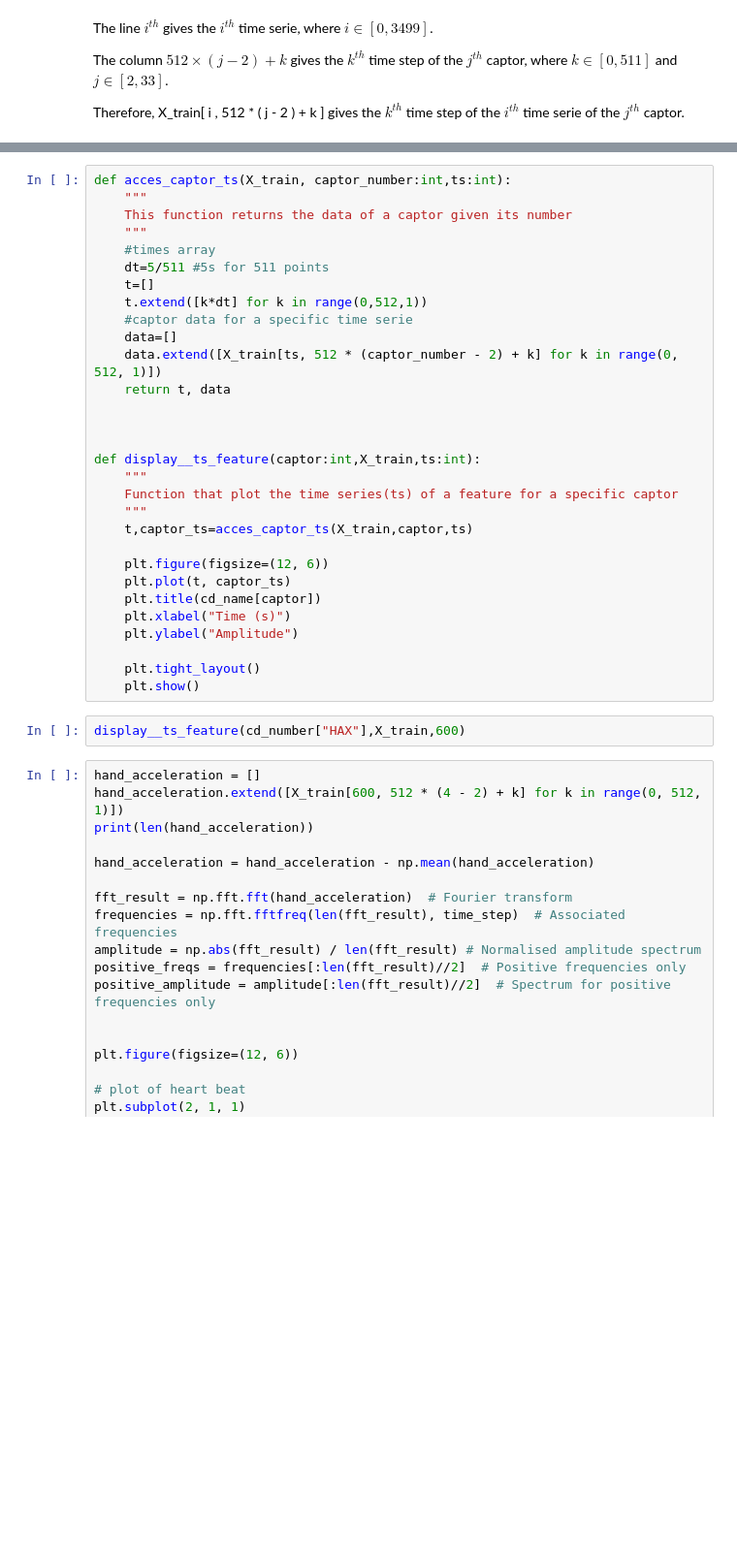
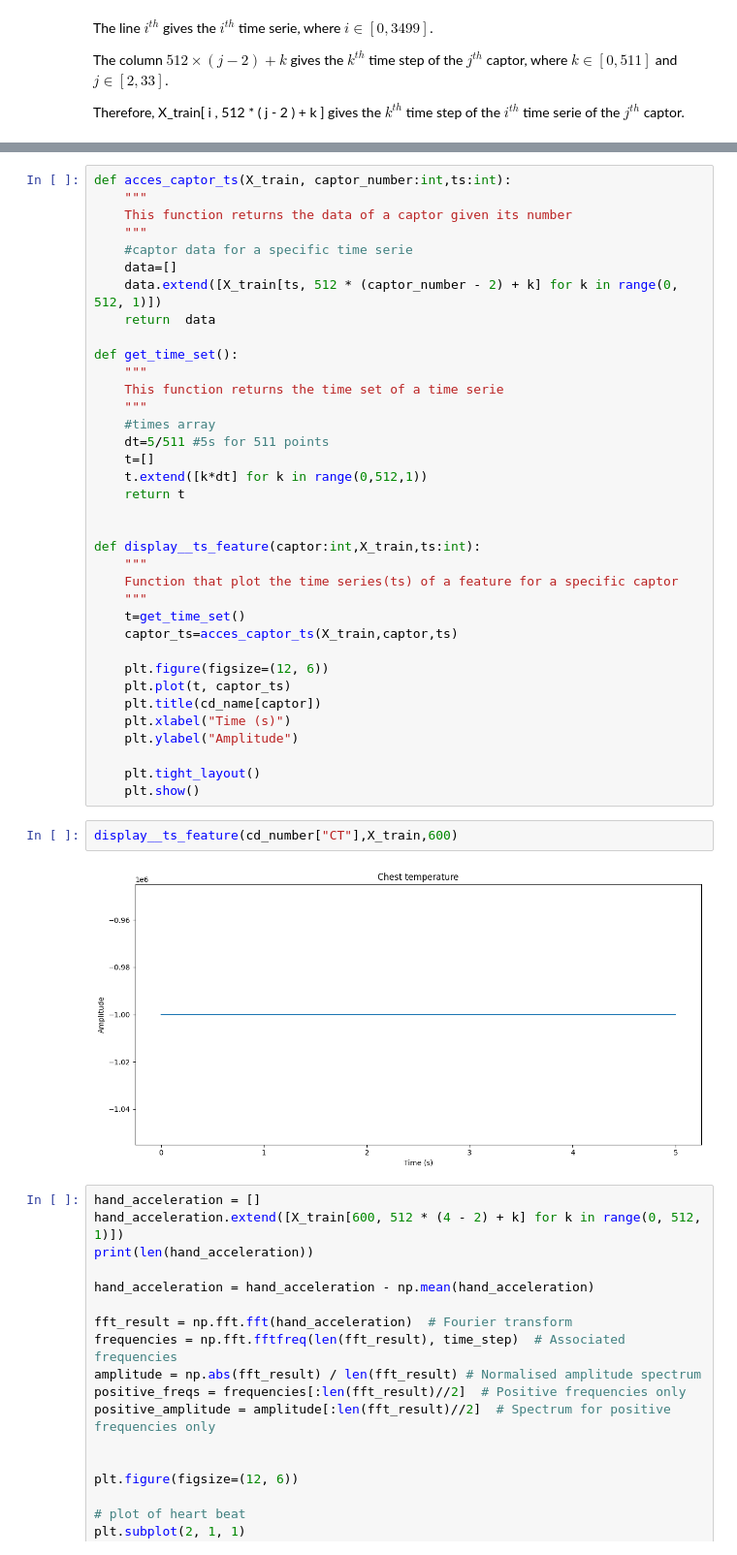
Before and after one commit to diegolall/ml_p3, a Jupyter notebook: tests.ipynb, the cells around one changed output, grey strips where cells are left out. Shown at 97% size. Drawn from its saved outputs; the diff is of its cells as text; blank space fills up the shorter version.

```diff
--- a/tests.ipynb
+++ b/tests.ipynb
@@ -96,22 +89,28 @@ def acces_captor_ts(X_train, captor_number:int,ts:int):
     """
     This function returns the data of a captor given its number
     """
+    #captor data for a specific time serie
+    data=[]
+    data.extend([X_train[ts, 512 * (captor_number - 2) + k] for k in range(0, 512, 1)])
+    return  data
+
+def get_time_set():
+    """
+    This function returns the time set of a time serie
+    """
     #times array
     dt=5/511 #5s for 511 points
     t=[]
     t.extend([k*dt] for k in range(0,512,1))
-    #captor data for a specific time serie
-    data=[]
-    data.extend([X_train[ts, 512 * (captor_number - 2) + k] for k in range(0, 512, 1)])
-    return t, data
-
+    return t
 
 
 def display__ts_feature(captor:int,X_train,ts:int):
     """
     Function that plot the time series(ts) of a feature for a specific captor
     """
-    t,captor_ts=acces_captor_ts(X_train,captor,ts)
+    t=get_time_set()
+    captor_ts=acces_captor_ts(X_train,captor,ts)
 
     plt.figure(figsize=(12, 6))
     plt.plot(t, captor_ts)
@@ -122,7 +121,9 @@ def display__ts_feature(captor:int,X_train,ts:int):
     plt.tight_layout()
     plt.show()
 # %%
-display__ts_feature(cd_number["HAX"],X_train,600)
+display__ts_feature(cd_number["CT"],X_train,600)
+# %% [output]
+[figure, added]
 # %%
 hand_acceleration = []
 hand_acceleration.extend([X_train[600, 512 * (4 - 2) + k] for k in range(0, 512, 1)])
```
Also changed, not shown: parts of 6 cells of this notebook.
